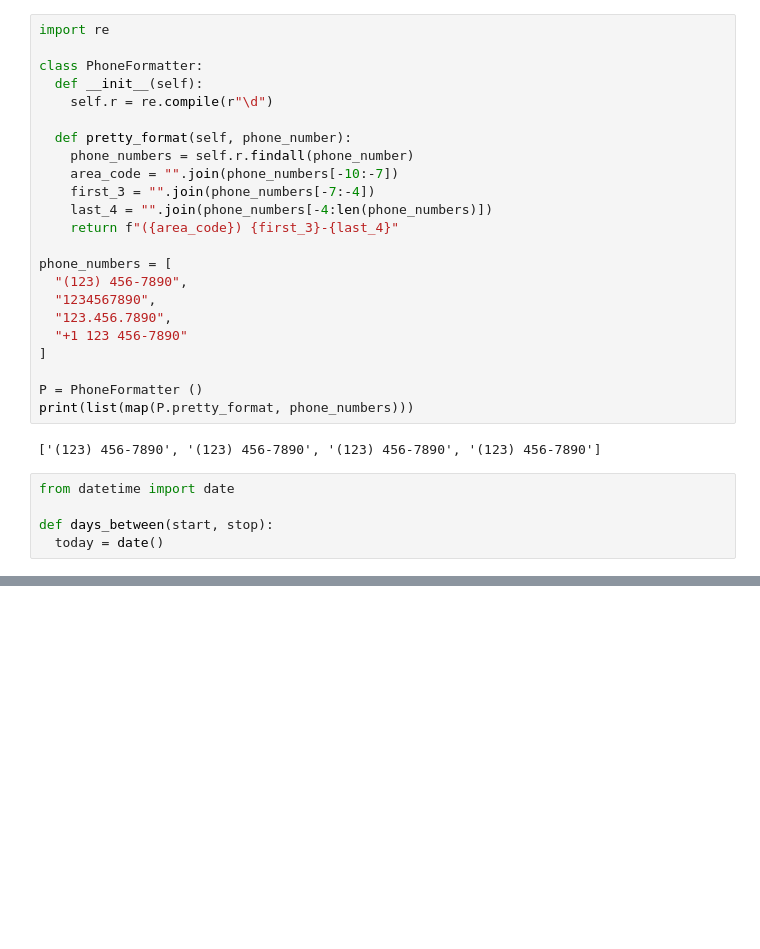
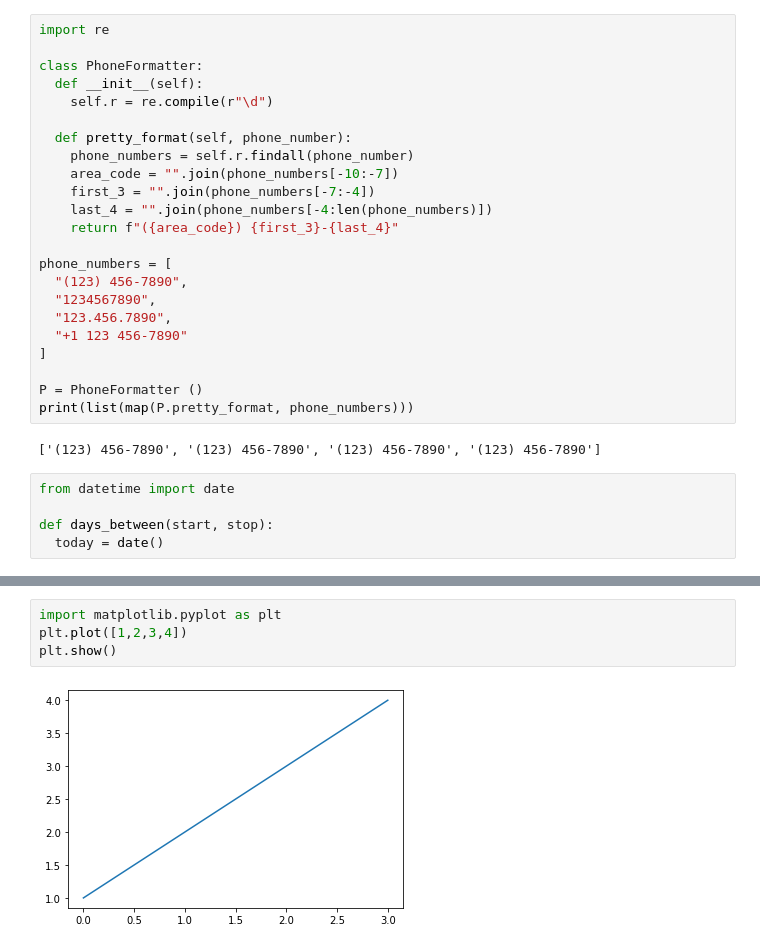
Before and after one commit to pavanto/python-1, a Jupyter notebook: Welcome_To_Colaboratory.ipynb, the cells around one changed output, grey strips where cells are left out. Cells and saved outputs as stored; diff of their text form; blank space fills up the shorter version.

```diff
--- a/Welcome_To_Colaboratory.ipynb
+++ b/Welcome_To_Colaboratory.ipynb
@@ -860,0 +917,6 @@ pprint.pprint(initial_network)
+# %%
+import matplotlib.pyplot as plt
+plt.plot([1,2,3,4])
+plt.show()
+# %% [output]
+[figure, added]
```
Also changed, not shown: parts of 78 cells of this notebook.
